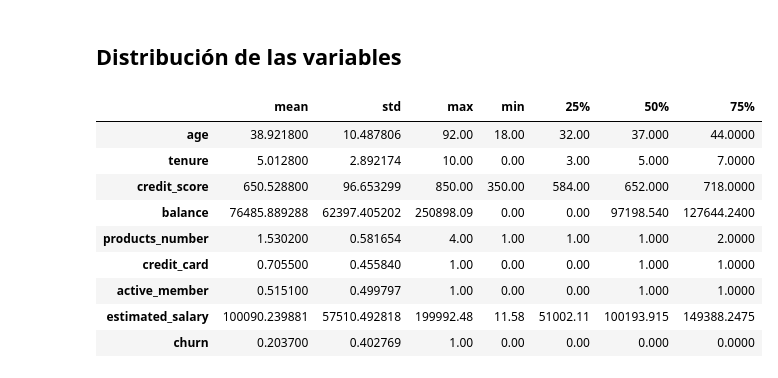
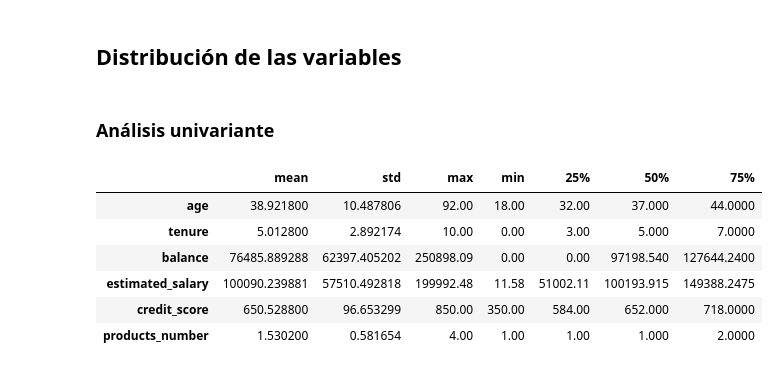
Before and after one commit to yrouuu/TFG_ADE, a Jupyter notebook: exploratorio/eda.ipynb, the cells around one changed output. Drawn from its saved outputs; the diff is of its cells as text; code cells hidden in the pictures.

```diff
--- a/exploratorio/eda.ipynb
+++ b/exploratorio/eda.ipynb
@@ -121,16 +143,15 @@ El dataset contiene **10.000** registros y tiene **12** columnas
 # %% [markdown]
 ## Distribución de las variables
+# %% [markdown]
+### Análisis univariante
 # %%
 stats_order = ['mean', 'std', 'max', 'min','25%', '50%', '75%',]
-data[['age','tenure','credit_score', 'balance', 'products_number', 'credit_card', 'active_member', 'estimated_salary', 'churn']].describe().loc[stats_order].T
+data[['age','tenure', 'balance', 'estimated_salary','credit_score','products_number']].describe().loc[stats_order].T
 # %% [output]
 |  | mean | std | max | min | 25% | 50% | 75% |
 | age | 38.921800 | 10.487806 | 92.00 | 18.00 | 32.00 | 37.000 | 44.0000 |
 | tenure | 5.012800 | 2.892174 | 10.00 | 0.00 | 3.00 | 5.000 | 7.0000 |
+| balance | 76485.889288 | 62397.405202 | 250898.09 | 0.00 | 0.00 | 97198.540 | 127644.2400 |
+| estimated_salary | 100090.239881 | 57510.492818 | 199992.48 | 11.58 | 51002.11 | 100193.915 | 149388.2475 |
 | credit_score | 650.528800 | 96.653299 | 850.00 | 350.00 | 584.00 | 652.000 | 718.0000 |
-| balance | 76485.889288 | 62397.405202 | 250898.09 | 0.00 | 0.00 | 97198.540 | 127644.2400 |
 | products_number | 1.530200 | 0.581654 | 4.00 | 1.00 | 1.00 | 1.000 | 2.0000 |
-| credit_card | 0.705500 | 0.455840 | 1.00 | 0.00 | 0.00 | 1.000 | 1.0000 |
-| active_member | 0.515100 | 0.499797 | 1.00 | 0.00 | 0.00 | 1.000 | 1.0000 |
-| estimated_salary | 100090.239881 | 57510.492818 | 199992.48 | 11.58 | 51002.11 | 100193.915 | 149388.2475 |
-| churn | 0.203700 | 0.402769 | 1.00 | 0.00 | 0.00 | 0.000 | 0.0000 |
```
Also changed, not shown: parts of 22 cells of this notebook.
